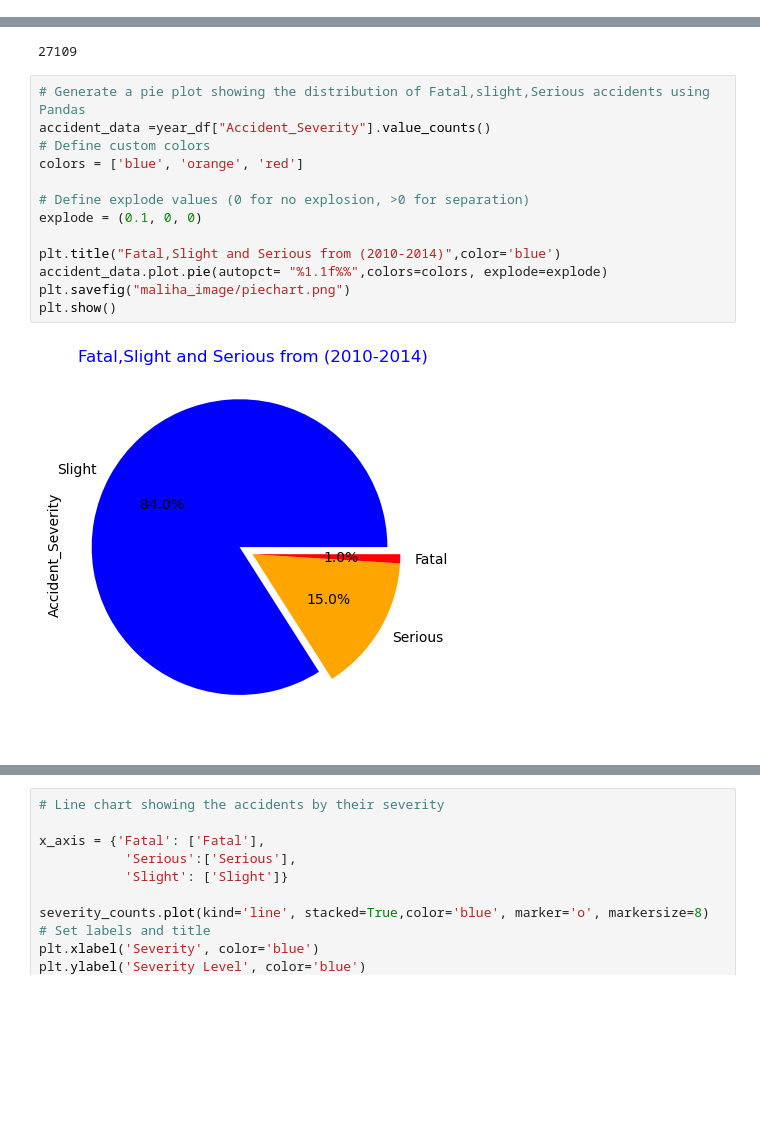
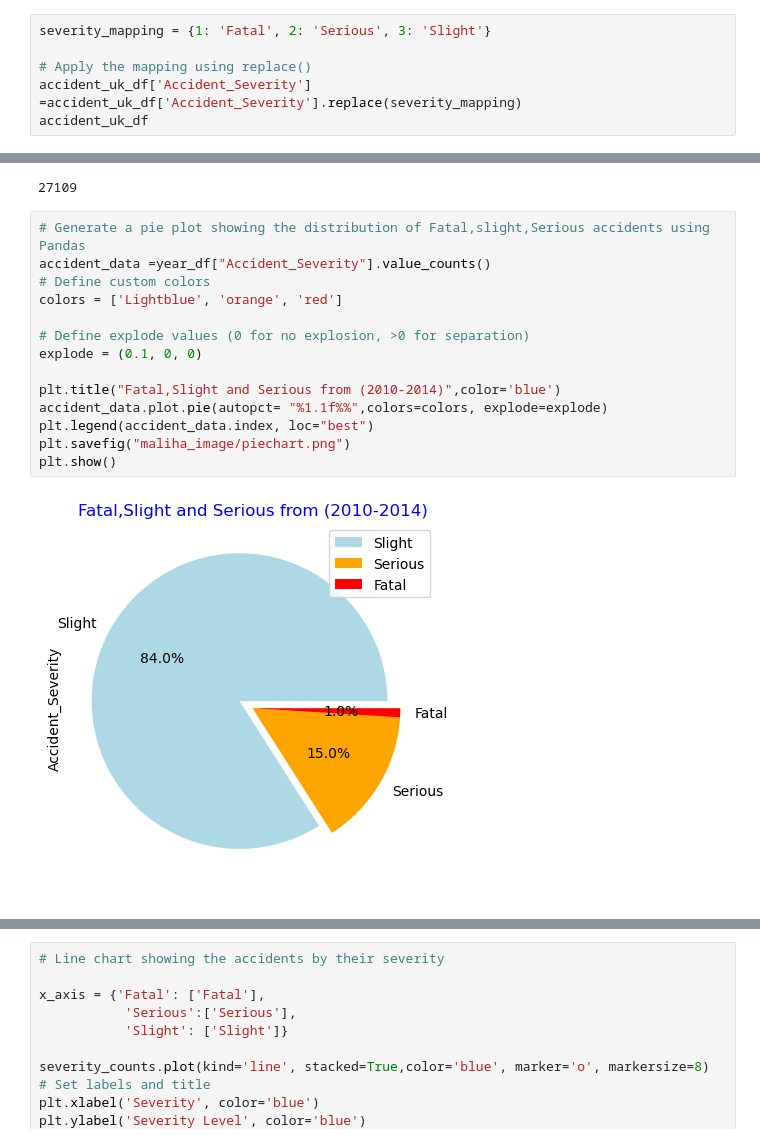
Before and after one commit to HabibR101/Project_1, a Jupyter notebook: maliha_notebook.ipynb, the cells around one changed output, grey strips where cells are left out. Cells and saved outputs as stored; diff of their text form; blank space fills up the shorter version.

```diff
--- a/maliha_notebook.ipynb
+++ b/maliha_notebook.ipynb
@@ -80,3 +79,9 @@ accident_uk_df
 | 68309 | 181835 | 201420Z500244 | -1.871192 | 52.509054 | 3 | 2 | ... |
 | 68310 | 181839 | 201420Z625594 | -1.879600 | 52.505556 | 3 | 2 | ... |
 68311 rows × 56 columns
+# %%
+severity_mapping = {1: 'Fatal', 2: 'Serious', 3: 'Slight'}
+
+# Apply the mapping using replace()
+accident_uk_df['Accident_Severity'] =accident_uk_df['Accident_Severity'].replace(severity_mapping)
+accident_uk_df
@@ -135,18 +218,19 @@ year_counts.count()
 # %%
 # Generate a pie plot showing the distribution of Fatal,slight,Serious accidents using Pandas
 accident_data =year_df["Accident_Severity"].value_counts()
 # Define custom colors
-colors = ['blue', 'orange', 'red']
+colors = ['Lightblue', 'orange', 'red']
 
 # Define explode values (0 for no explosion, >0 for separation)
 explode = (0.1, 0, 0)
 
 plt.title("Fatal,Slight and Serious from (2010-2014)",color='blue')
 accident_data.plot.pie(autopct= "%1.1f%%",colors=colors, explode=explode)
+plt.legend(accident_data.index, loc="best")
 plt.savefig("maliha_image/piechart.png")
 plt.show()
 # %% [output]
-[figure, old version]
+[figure, new version]
 # %%
 #Bar Chart showing the number of fatal, serious and slight accidents in last 5 years
 years = year_df['Date']
```
Also changed, not shown: parts of 15 cells of this notebook, 9 other files.
